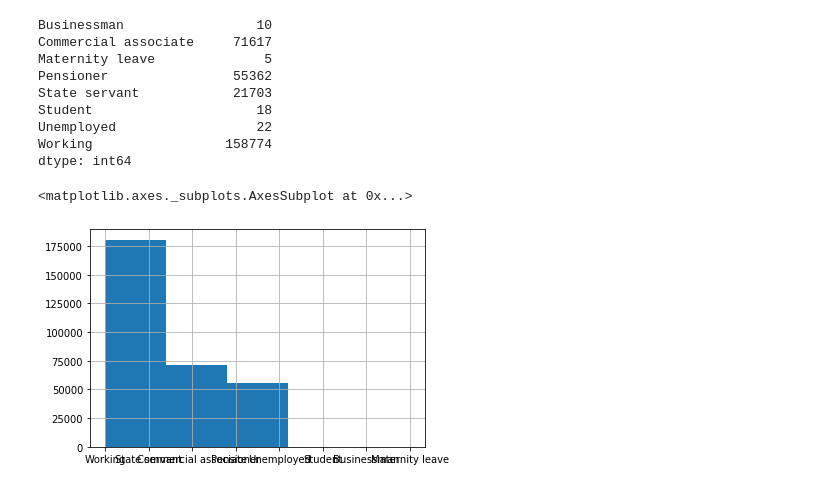
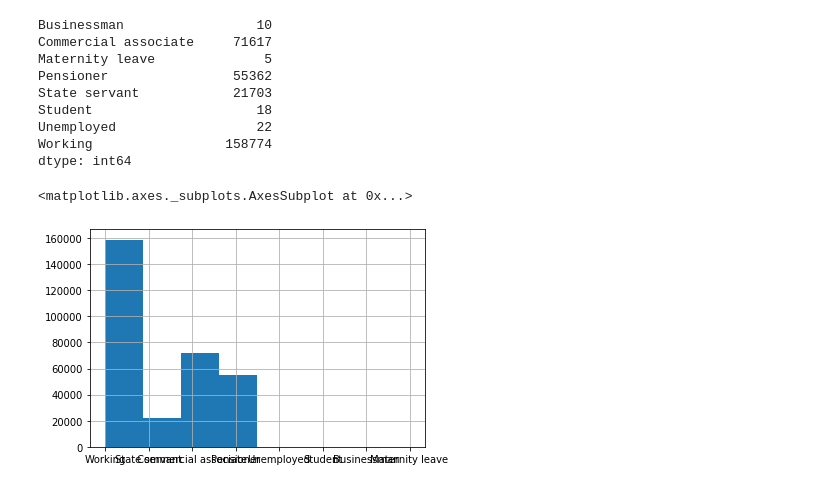
Before and after one commit to shoghilin/ML100Days, a Jupyter notebook: homework/Day_008_HW.ipynb, the cells around one changed output. Cells and saved outputs as stored; diff of their text form; code cells hidden in the pictures.

```diff
--- a/homework/Day_008_HW.ipynb
+++ b/homework/Day_008_HW.ipynb
@@ -95,7 +95,7 @@ Unemployed                  22
 Working                 158774
 dtype: int64
 # %%
-app_train['NAME_INCOME_TYPE'].hist(bins=5)
+app_train['NAME_INCOME_TYPE'].hist(bins=8)
 # %% [output]
 <matplotlib.axes._subplots.AxesSubplot at 0x...>
-[figure, old version]
+[figure, new version]
```
Also changed, not shown: parts of 2 cells of this notebook.
